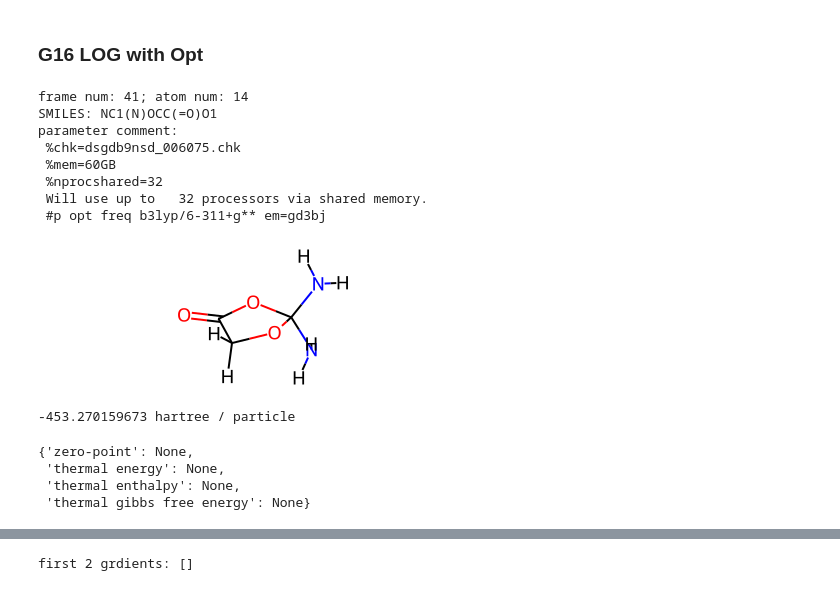
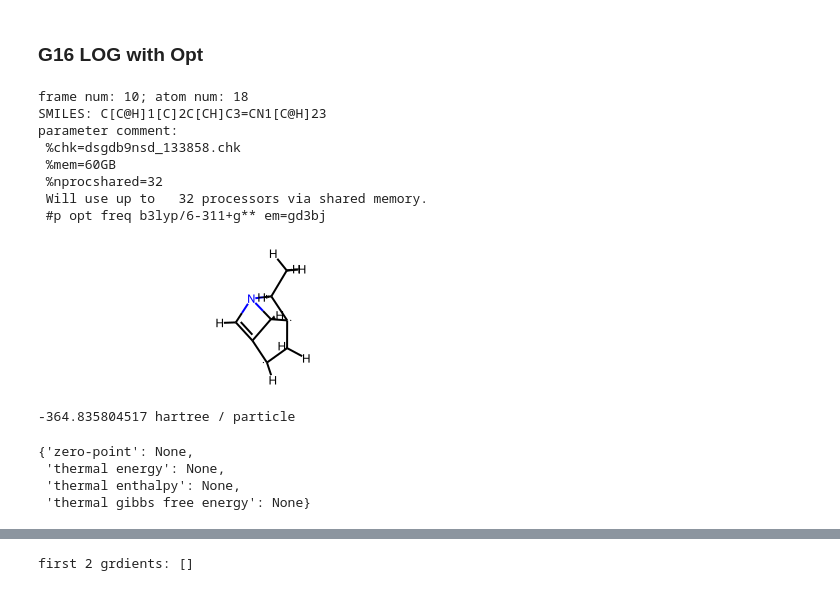
Before and after one commit to gentle1999/MolOP, a Jupyter notebook: tutorial/get_start.ipynb, the cells around one changed output, grey strips where cells are left out. Drawn from its saved outputs; the diff is of its cells as text; code cells hidden in the pictures.

```diff
--- a/tutorial/get_start.ipynb
+++ b/tutorial/get_start.ipynb
@@ -102,26 +102,26 @@ No optimization No hessian: []
 # %% [markdown]
 ### G16 LOG with Opt
 # %%
-test_opt_file = AutoParser("../test/dsgdb9nsd_006075rearrange.log")
+test_opt_file = AutoParser("../test/dsgdb9nsd_133858.log")
 print(f"frame num: {len(test_opt_file)}; atom num: {len(test_opt_file[-1])}")
 print(f"SMILES: {test_opt_file[-1].to_SMILES()}")
 print(f"parameter comment: \n{test_opt_file[-1].parameter_comment}")
 test_opt_file[-1].rdmol
 # %% [output]
-frame num: 41; atom num: 14
-SMILES: NC1(N)OCC(=O)O1
+frame num: 10; atom num: 18
+SMILES: C[C@H]1[C]2C[CH]C3=CN1[C@H]23
 parameter comment:
- %chk=dsgdb9nsd_006075.chk
+ %chk=dsgdb9nsd_133858.chk
  %mem=60GB
  %nprocshared=32
  Will use up to   32 processors via shared memory.
  #p opt freq b3lyp/6-311+g** em=gd3bj
-[figure, old version]
+[figure, new version]
 # %%
 print(test_opt_file[-1].energy)
 test_opt_file[-1].sum_energy
 # %% [output]
--453.270159673 hartree / particle
+-364.835804517 hartree / particle
 {'zero-point': None,
  'thermal energy': None,
  'thermal enthalpy': None,
```
Also changed, not shown: parts of 3 cells of this notebook, 2 other files.
